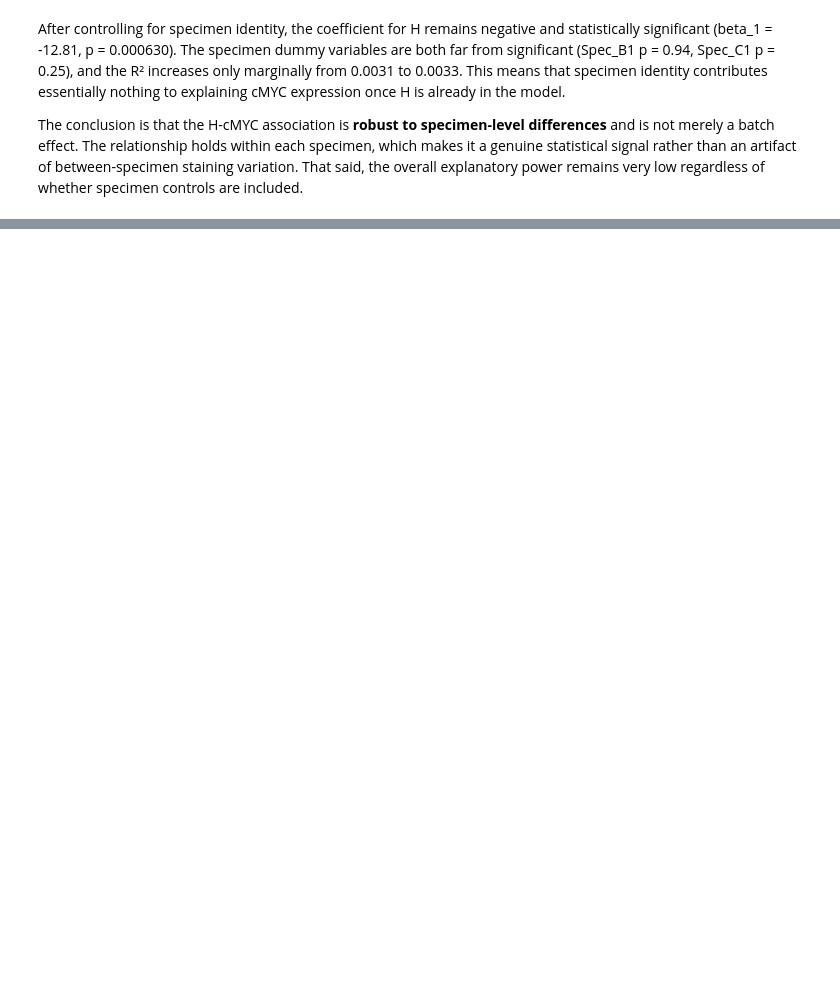
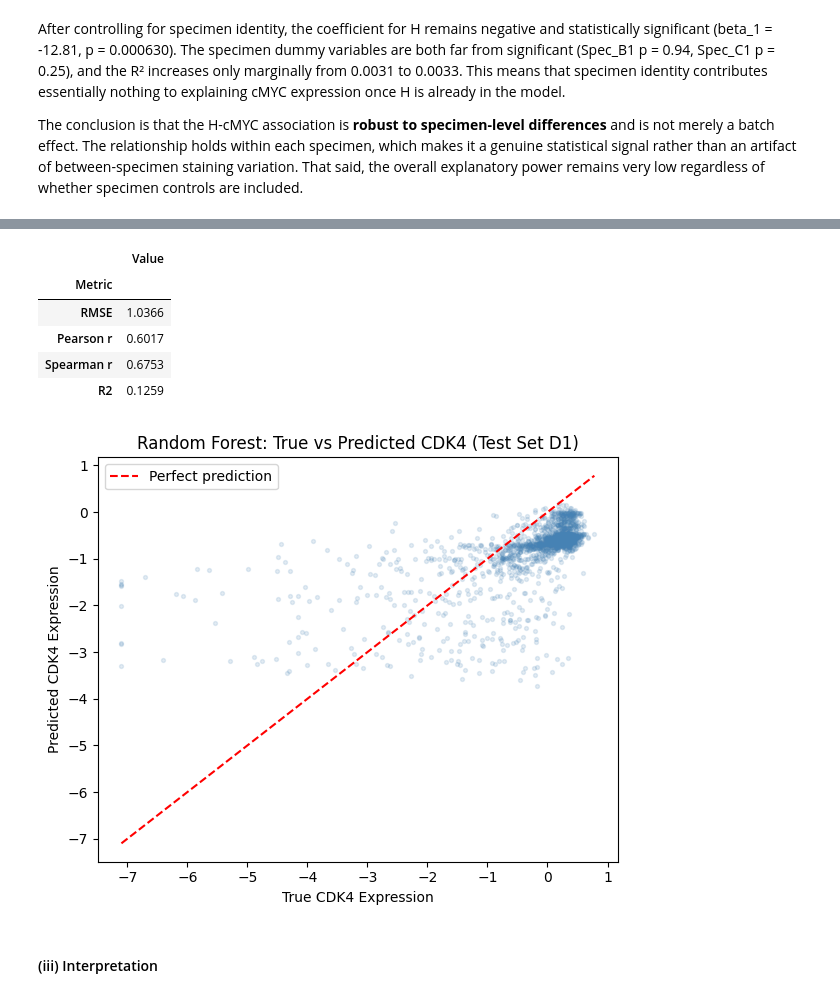
Before and after one commit to yueran-wang-warwick/cs429_assignment2, a Jupyter notebook: CS429_A2_Yueran_Wang.ipynb, the cells around one changed output, grey strips where cells are left out. Drawn from its saved outputs; the diff is of its cells as text; code cells hidden in the pictures; blank space fills up the shorter version.

```diff
--- a/CS429_A2_Yueran_Wang.ipynb
+++ b/CS429_A2_Yueran_Wang.ipynb
@@ -582,0 +642,10 @@ The conclusion is that the H-cMYC association is **robust to specimen-level diff
+# %%
+import numpy as np
+
+# extract CDK4 expression as the regression target
+cdk4_idx = protein_names.index('CDK4')
+y_cdk4_train = X_prot_train_raw[:, cdk4_idx]
+y_cdk4_test  = X_prot_test_raw[:,  cdk4_idx]
+
+print(f"CDK4 train range: [{y_cdk4_train.min():.3f}, {y_cdk4_train.max():.3f}]  mean={y_cdk4_train.mean():.3f}")
+print(f"CDK4 test  range: [{y_cdk4_test.min():.3f},  {y_cdk4_test.max():.3f}]   mean={y_cdk4_test.mean():.3f}")
@@ -582,0 +685,44 @@ The conclusion is that the H-cMYC association is **robust to specimen-level diff
+# %%
+import matplotlib.pyplot as plt
+import pandas as pd
+from scipy import stats
+from sklearn.metrics import mean_squared_error
+import numpy as np
+
+# performance metrics on test set (D1)
+rmse        = np.sqrt(mean_squared_error(y_cdk4_test, y_cdk4_pred))
+pearson_r,  _ = stats.pearsonr(y_cdk4_test,  y_cdk4_pred)
+spearman_r, _ = stats.spearmanr(y_cdk4_test, y_cdk4_pred)
+ss_res = np.sum((y_cdk4_test - y_cdk4_pred) ** 2)
+ss_tot = np.sum((y_cdk4_test - y_cdk4_test.mean()) ** 2)
+r2 = 1 - ss_res / ss_tot
+
+metrics_df = pd.DataFrame({
+    'Metric': ['RMSE', 'Pearson r', 'Spearman r', 'R2'],
+    'Value':  [round(rmse, 4), round(pearson_r, 4), round(spearman_r, 4), round(r2, 4)]
+}).set_index('Metric')
+display(metrics_df)
+
+# scatter plot true vs predicted on test set
+fig, ax = plt.subplots(figsize=(6, 5))
+ax.scatter(y_cdk4_test, y_cdk4_pred, alpha=0.15, s=8, color='steelblue')
+lims = [min(y_cdk4_test.min(), y_cdk4_pred.min()),
+        max(y_cdk4_test.max(), y_cdk4_pred.max())]
+ax.plot(lims, lims, 'r--', linewidth=1.5, label='Perfect prediction')
+ax.set_xlabel('True CDK4 Expression')
+ax.set_ylabel('Predicted CDK4 Expression')
+ax.set_title('Random Forest: True vs Predicted CDK4 (Test Set D1)')
+ax.legend()
+plt.tight_layout()
+plt.savefig('output/q2b_scatter.png', dpi=150, bbox_inches='tight')
+plt.show()
+# %% [output]
+|  | Value |
+| Metric |  |
+| RMSE | 1.0366 |
+| Pearson r | 0.6017 |
+| Spearman r | 0.6753 |
+| R2 | 0.1259 |
+[figure, added]
+# %% [markdown]
+#### (iii) Interpretation
```
Also changed, not shown: parts of 54 cells of this notebook, 25 other files.
